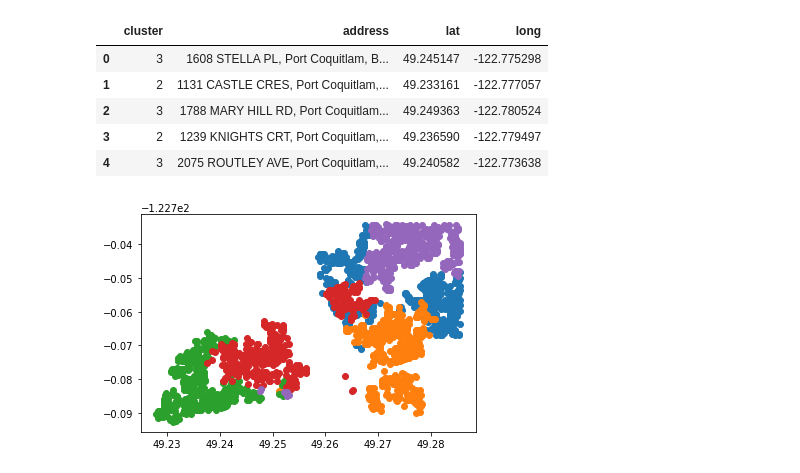
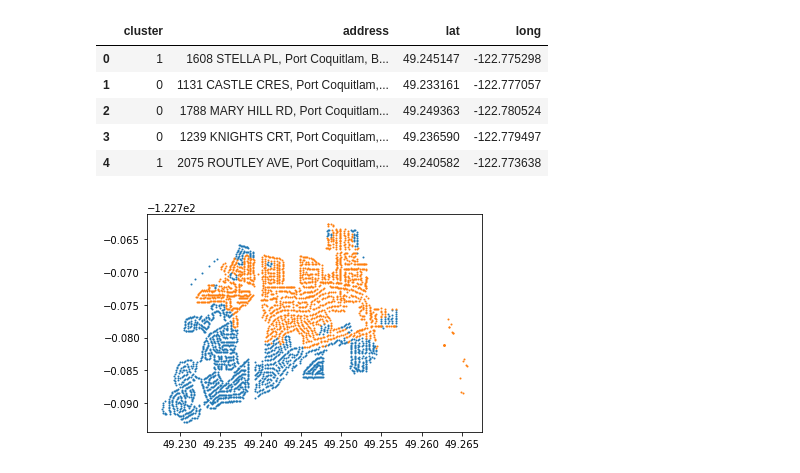
Before and after one commit to Justin-Heer/GarbageTruckOptimization-1, a Jupyter notebook: clustering.ipynb, the cells around one changed output. Drawn from its saved outputs; the diff is of its cells as text; code cells hidden in the pictures.

```diff
--- a/clustering.ipynb
+++ b/clustering.ipynb
@@ -37,7 +23,7 @@ t = normalize(t1)
 from scipy.cluster.hierarchy import ClusterWarning
 from warnings import simplefilter
 simplefilter("ignore", ClusterWarning)
-model = AgglomerativeClustering(n_clusters=5, affinity='euclidean',
+model = AgglomerativeClustering(n_clusters=2, affinity='euclidean',
                                 linkage='average')
 model.fit_predict(t)
 labels = model.labels_
@@ -110,7 +91,7 @@ def adjustClusters(matrix,clusters, deviation, numElementsPerCluster):
 
     return clusters
 
-newClusters = adjustClusters(t,clusters, 10, 400)
+newClusters = adjustClusters(t,clusters, 5, 1806)
 
 # newClusters = adjustClusters(t1,clusters, 3, 20)
 # %% [output]
@@ -175,19 +142,19 @@ data
 data.head()
 # %% [output]
 |  | cluster | address | lat | long |
-| 0 | 3 | 1608 STELLA PL, Port Coquitlam, B... | 49.245147 | -122.775298 |
-| 1 | 2 | 1131 CASTLE CRES, Port Coquitlam,... | 49.233161 | -122.777057 |
-| 2 | 3 | 1788 MARY HILL RD, Port Coquitlam... | 49.249363 | -122.780524 |
-| 3 | 2 | 1239 KNIGHTS CRT, Port Coquitlam,... | 49.236590 | -122.779497 |
-| 4 | 3 | 2075 ROUTLEY AVE, Port Coquitlam,... | 49.240582 | -122.773638 |
+| 0 | 1 | 1608 STELLA PL, Port Coquitlam, B... | 49.245147 | -122.775298 |
+| 1 | 0 | 1131 CASTLE CRES, Port Coquitlam,... | 49.233161 | -122.777057 |
+| 2 | 0 | 1788 MARY HILL RD, Port Coquitlam... | 49.249363 | -122.780524 |
+| 3 | 0 | 1239 KNIGHTS CRT, Port Coquitlam,... | 49.236590 | -122.779497 |
+| 4 | 1 | 2075 ROUTLEY AVE, Port Coquitlam,... | 49.240582 | -122.773638 |
 # %%
 import matplotlib.pyplot as plt
 # %%
 groups = data.groupby("cluster")
 
 for name, group in groups:
 
 
-    plt.plot(group["lat"], group["long"], marker="o", linestyle="", label=name)
+    plt.plot(group["lat"], group["long"], marker="o", linestyle="", label=name, markersize=1)
 # %% [output]
-[figure, old version]
+[figure, new version]
```
Also changed, not shown: parts of 23 cells of this notebook, 9 other files.
